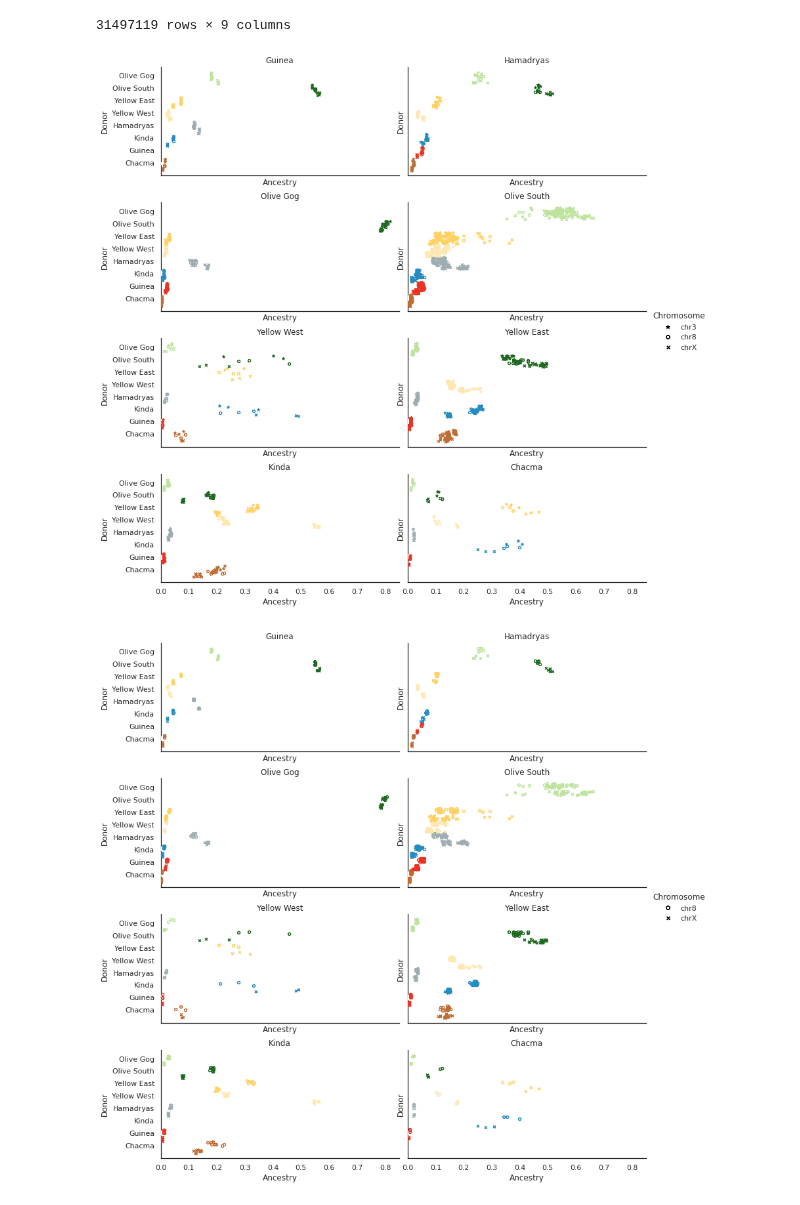
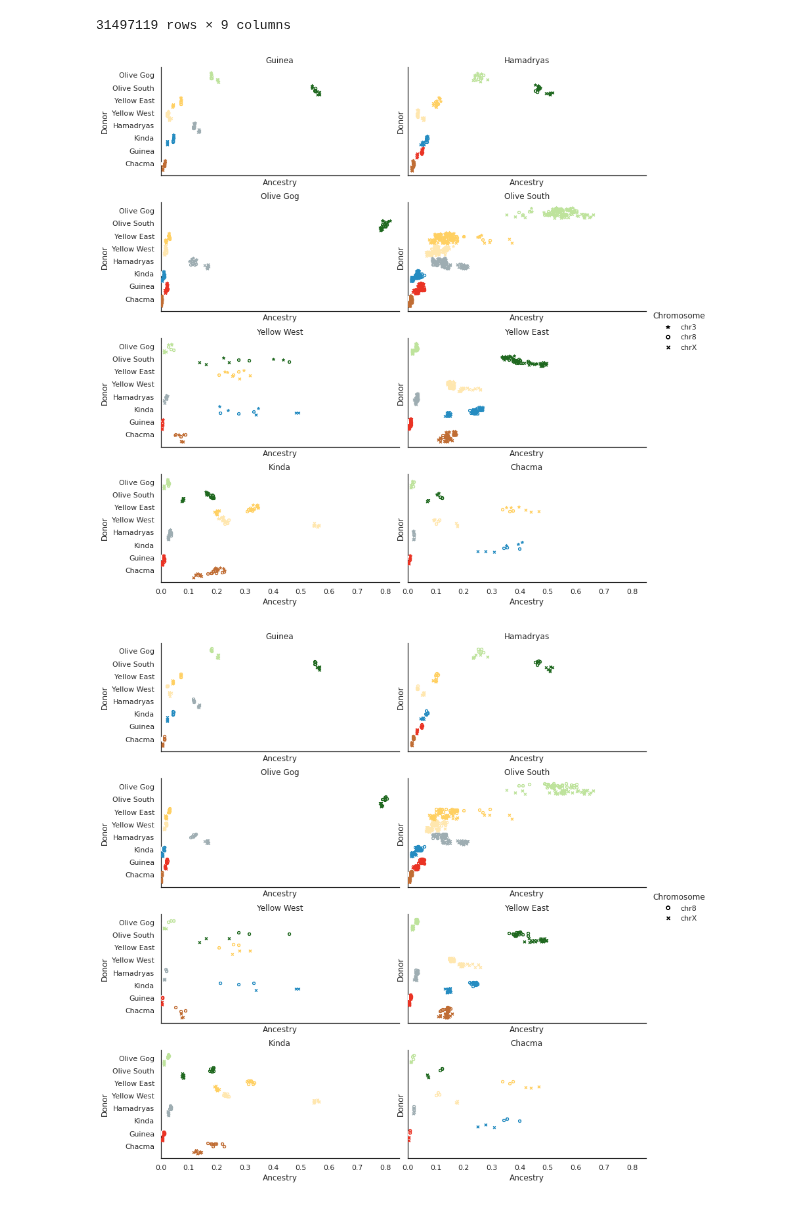
Before and after one commit to erikfogh/baboon_analysis, a Jupyter notebook: notebooks/paint12_other_chrom_ancestry.ipynb, the cells around one changed output. Cells and saved outputs as stored; diff of their text form; code cells hidden in the pictures.

```diff
--- a/notebooks/paint12_other_chrom_ancestry.ipynb
+++ b/notebooks/paint12_other_chrom_ancestry.ipynb
@@ -79,7 +82,7 @@ def create_paint_df_lengths(paintfile, idfile):
     all_df = pd.concat(df_l)
     return all_df
 
-def fun(a, b, markercat, markers, jitter=0.35, dodge=0.3, label=None, data=None, **kwargs):
+def fun(a, b, markercat, markers, jitter=0.35, dodge=0.25, label=None, data=None, **kwargs):
     offsets = dict((zip(data[markercat].cat.categories, np.linspace(-1, 1, len(data[markercat].cat.categories)))))
     colors = dict(zip(data[b].cat.categories.values, sns.color_palette()))
     ax = sns.stripplot(x=data[a], y=data[b],
@@ -216,35 +219,35 @@ markers = {'chr3': "*", 'chr8':"$\u25EF$", 'chrX':"$\u00D7$"}
 
 with sns.color_palette(palette):
     g = sns.FacetGrid(col="Population, Recipient", hue="chrom", data=input_data_sub,
                       margin_titles=True, legend_out=True, height=3, aspect=2,
                       col_wrap=2, col_order = order_all)
     g.map_dataframe(fun, "Ancestry Percentage", "Population, Donor",
-                    "chrom", markers, data=input_data # hue label and dictionary mapping "hues" to markers are required
+                    "chrom", markers, data=input_data_sub # hue label and dictionary mapping "hues" to markers are required
                    )
         # nice labels:
     for ax in g.axes.flat:
         plt.setp(ax.texts, text="") # remove the original texts, important to do this before setting titles
         g.set_titles(row_template = '{row_name}', col_template = '{col_name}')
         g.set(xlim=(0, 0.85))
     # axix labels and rotated labels (this has to be in a separate for-loop)
     #plt.subplots_adjust(hspace=0.2, wspace=0.1)
     for ax in g.axes.flat:
         ax.set_xlabel('Ancestry')
         ax.set_ylabel('Donor')
         plt.setp(ax.texts, rotation="0")
     # build legend content manually
     label_handles = []
     for label, marker in sorted(markers.items()):
         label_handles.append(matplotlib.lines.Line2D([], [], color='black',
                                                      marker=marker, linestyle='None',
                                                      # markersize=10,
                                                      label=label))
     # add legend
     g.add_legend(handles=label_handles, title="Chromosome", label_order=["chr8", "chrX"])
 plt.subplots_adjust(hspace = 0.25)
 plt.savefig("../figures/baboon_ancestry/ancestry_chr3_8pop.png", dpi=300, bbox_inches='tight')
 # %% [output]
-[figure, old version]
+[figure, new version]
 # %%
 df_length_stats_8["Population, Donor"] = df_length_stats_8["Population, Donor"].map(p_map)
 df_length_stats_8["Population, Recipient"] = df_length_stats_8["Population, Recipient"].map(p_map)
```
Also changed, not shown: parts of 37 cells of this notebook, 32 other files.
